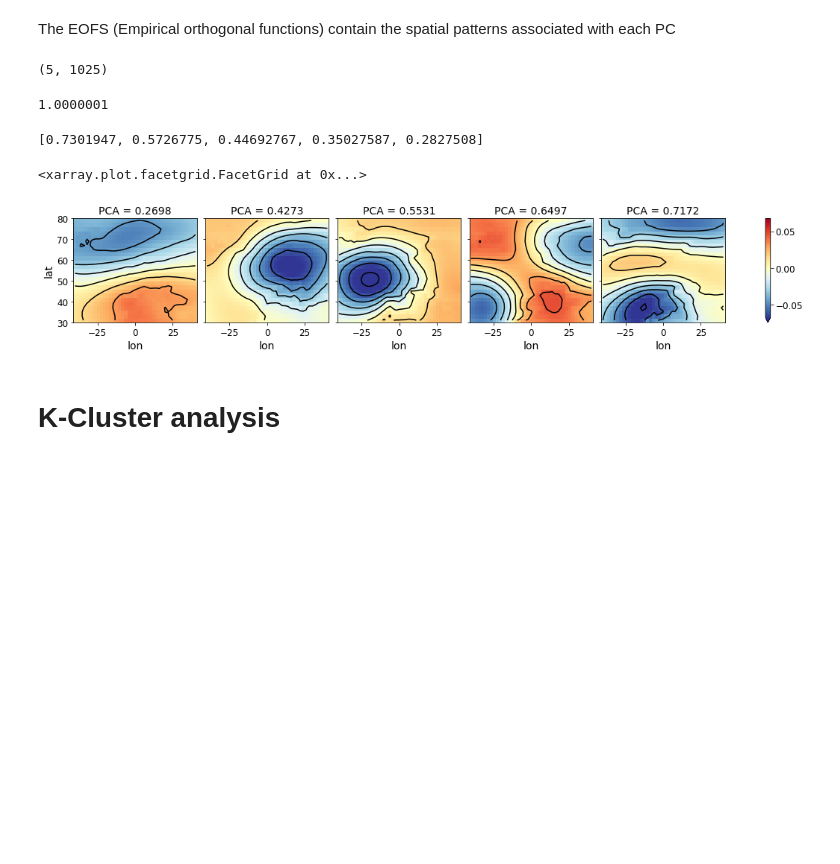
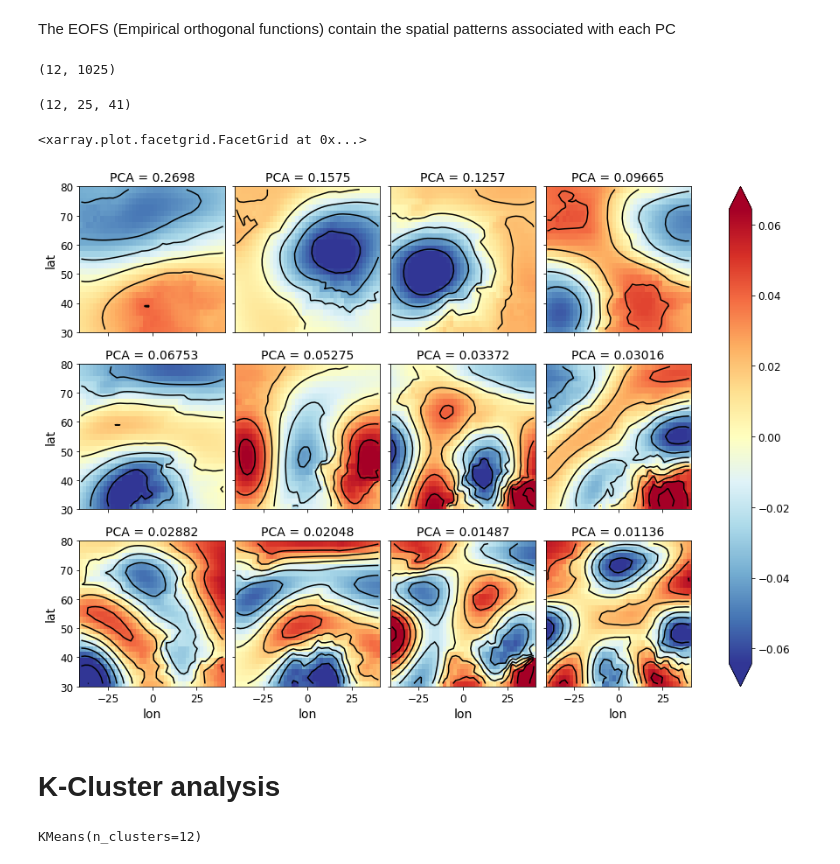
Before and after one commit to ML-precip/cas-aml-subprojects, a Jupyter notebook: Unsupervised_M1.ipynb, the cells around one changed output. Saved outputs shown, nothing was run; the diff lists cells and outputs as text; code cells hidden in the pictures; blank space fills up the shorter version.

```diff
--- a/Unsupervised_M1.ipynb
+++ b/Unsupervised_M1.ipynb
@@ -206,6 +168,6 @@ ax.set_ylabel("% variance");
 # %%
 # We can take 4 or 5
 # Following the literature I will take 4 (e.g. Cortesi et a., 2021)
-n = 5
+n = 12 # We can change this number
 pca.explained_variance_ratio_[:n].sum()
 # %% [output]
@@ -241,41 +203,39 @@ EOFs.shape
 
 # EOFs_r = EOFs.reshape((ipc, len(lat), len(lon)))
 # %% [output]
-(5, 1025)
+(12, 1025)
 # %%
 # reshape the data
 EOFs_r = EOFs.reshape((n, len(lat), len(lon)))
 EOFs_r.shape
-pca.explained_variance_ratio_.sum()
 # %% [output]
-1.0000001
+(12, 25, 41)
 # %%
 nn = []
+tot_var = []
 for ip in range(n):
     xn = pca.explained_variance_ratio_[:ip + 1].sum()
     nn.append(xn)
+    xx =  pca.explained_variance_ratio_[:ip + 1].sum() - pca.explained_variance_ratio_[:ip ].sum()
+    tot_var.append(xx)
-# %%
-nn
-# %% [output]
-[0.7301947, 0.5726775, 0.44692767, 0.35027587, 0.2827508]
 # %%
 # Convert into Xarray for visualization
 #nn = [0,1,2,3,4]
-XD_EOFs_r = xr.DataArray(data=EOFs_r, coords=[("PCA", nn), ("lat", lat), ("lon", lon)])
+XD_EOFs_r = xr.DataArray(data=EOFs_r, coords=[("PCA", tot_var), ("lat", lat), ("lon", lon)])
 # %%
-fg = XD_EOFs_r.plot(col="PCA",  col_wrap=5,
+fg = XD_EOFs_r.plot(col="PCA",  col_wrap=4,
     # The remaining kwargs customize the plot just as for not-faceted plots
     robust=True,
     cmap=mpl.cm.RdYlBu_r)
 
 # Use this to plot contours on each panel
 # Note that this plotting call uses the original DataArray gradients
 fg.map_dataarray(
     xr.plot.contour, x="lon", y="lat", colors="k", levels=13, add_colorbar=False
 )
 # %% [output]
 <xarray.plot.facetgrid.FacetGrid at 0x...>
-[figure, old version]
+[figure, new version]
 # %% [markdown]
 # K-Cluster analysis
 # %%
@@ -284,0 +247,4 @@ from sklearn.cluster import KMeans
+# %%
+kmeans.fit(PCdf.values)
+# %% [output]
+KMeans(n_clusters=12)
```
Also changed, not shown: parts of 19 cells of this notebook.
